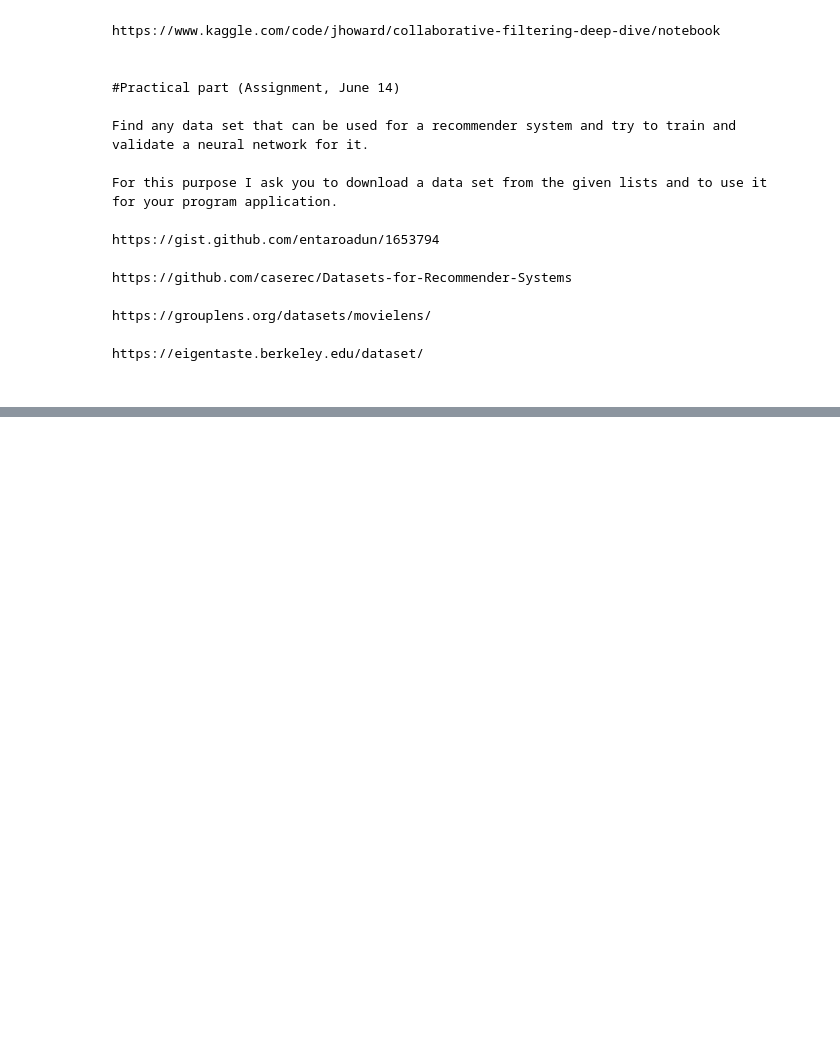
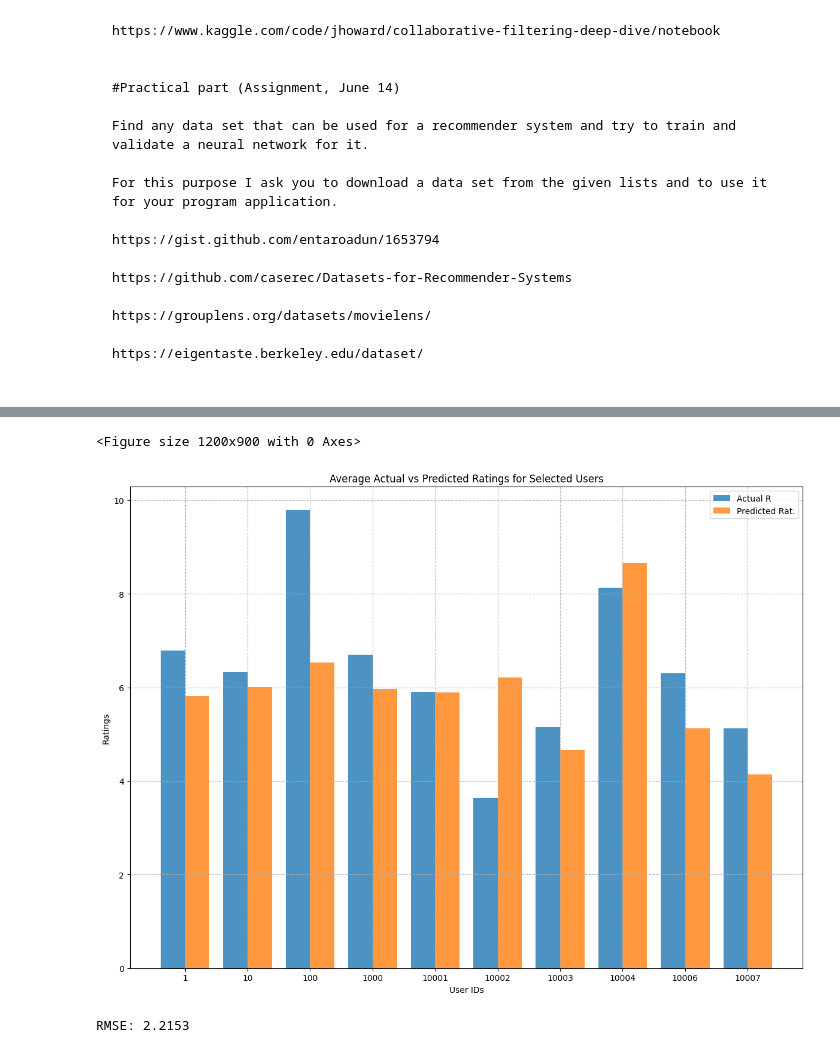
Before and after one commit to Camel-light/Assignments, a Jupyter notebook: assignment_8.ipynb, the cells around one changed output, grey strips where cells are left out. Cells and saved outputs as stored; diff of their text form; code cells hidden in the pictures; blank space fills up the shorter version.

```diff
--- a/assignment_8.ipynb
+++ b/assignment_8.ipynb
@@ -176,0 +283,45 @@ https://eigentaste.berkeley.edu/dataset/
+# %%
+trainset, testset = train_test_split(data, test_size=0.2)
+
+algo = SVD(n_factors=100, lr_all=0.008, reg_all=0.02, n_epochs=25, biased=True)
+algo.fit(trainset)
+
+predictions = algo.test(testset)
+
+user_ids = np.unique([uid for (uid, _, _) in testset])[:10]
+
+plt.figure(figsize=(12, 9))
+
+actual_ratings_agg = []
+predicted_ratings_agg = []
+
+for uid in user_ids:
+    user_testset = [rating for rating in testset if rating[0] == uid]
+    user_predictions = [pred.est for pred in predictions if pred.uid == uid]
+
+    actual_ratings_agg.append(np.mean([r for (_, _, r) in user_testset]))
+    predicted_ratings_agg.append(np.mean(user_predictions))
+
+bar_width = 0.39
+
+x = np.arange(len(user_ids))
+
+plt.figure(figsize=(12, 9))
+plt.bar(x, actual_ratings_agg, width=bar_width, label='Actual R', alpha=0.8)
+plt.bar(x + bar_width, predicted_ratings_agg, width=bar_width, label='Predicted Rat.', alpha=0.8)
+
+plt.xticks(x + bar_width / 2, user_ids)
+
+plt.xlabel('User IDs')
+plt.ylabel('Ratings')
+plt.title('Average Actual vs Predicted Ratings for Selected Users')
+plt.legend()
+plt.grid(True, linestyle='--', alpha=0.9)
+plt.tight_layout()
+plt.show()
+
+rmse = accuracy.rmse(predictions)
+# %% [output]
+<Figure size 1200x900 with 0 Axes>
+[figure, added]
+RMSE: 2.2153
```
Also changed, not shown: parts of 6 cells of this notebook.
